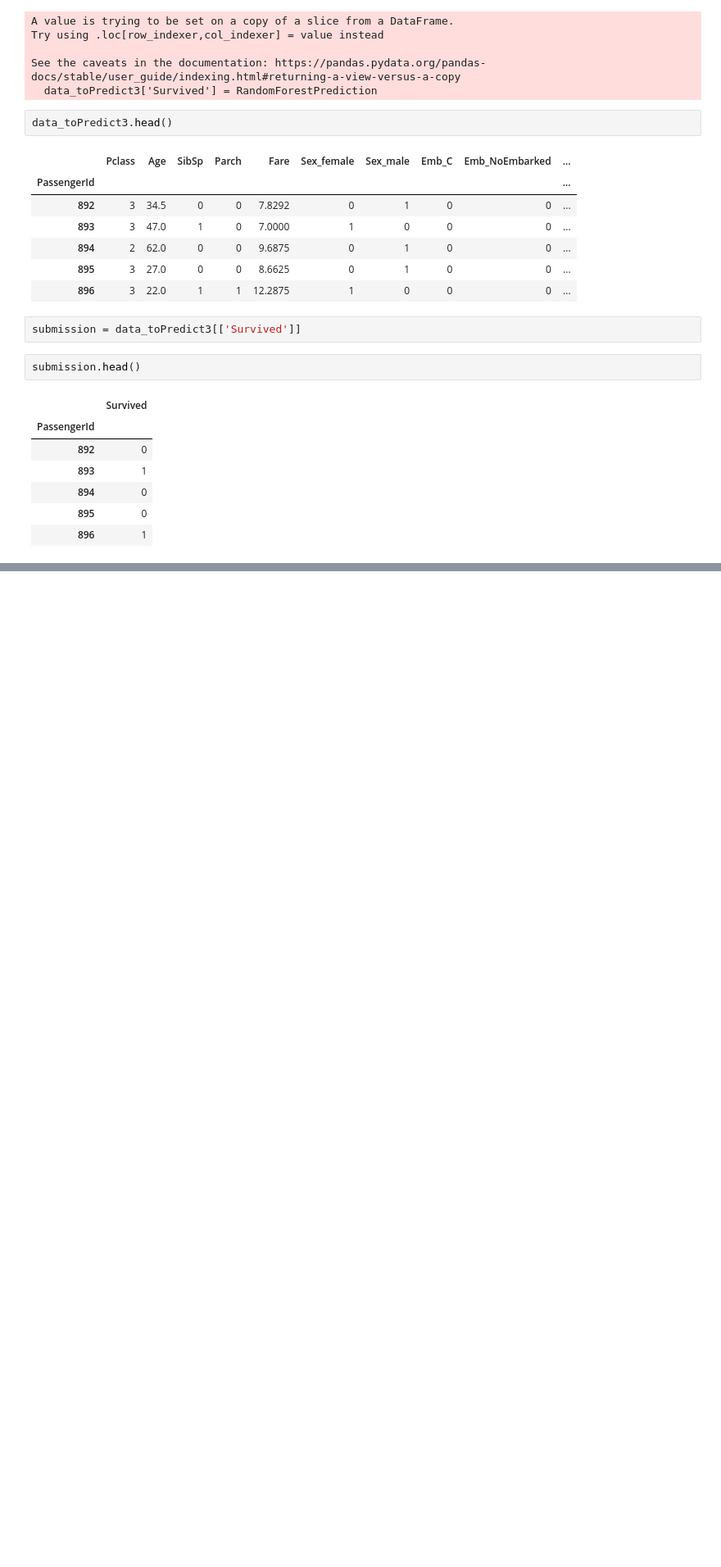
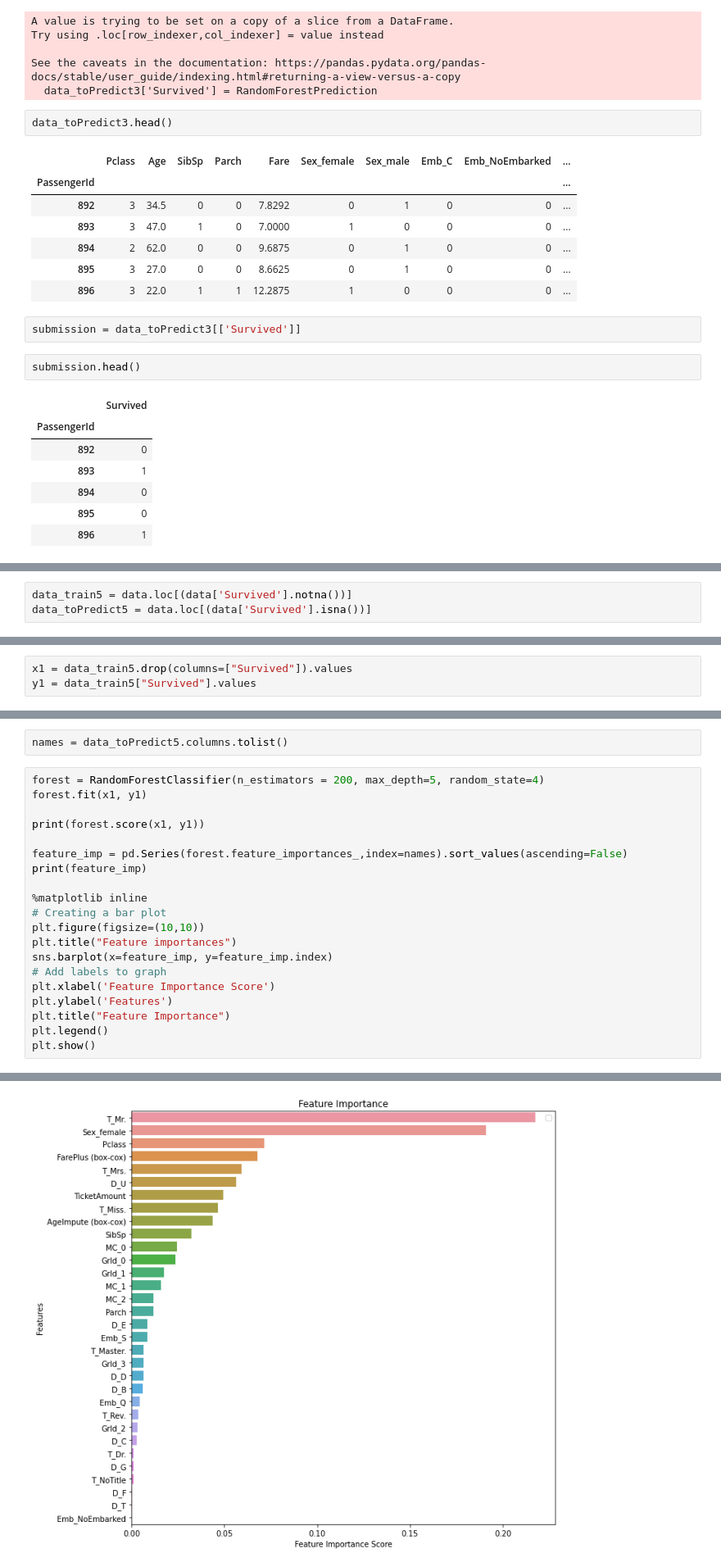
Before and after one commit to MeykeBos/TitanicKaggle, a Jupyter notebook: Titanic.ipynb, the cells around one changed output, grey strips where cells are left out. Shown at 82% size. Saved outputs shown, nothing was run; the diff lists cells and outputs as text; blank space fills up the shorter version.

```diff
--- a/Titanic.ipynb
+++ b/Titanic.ipynb
@@ -1628,0 +1838,3 @@ submission.head()
+# %%
+data_train5 = data.loc[(data['Survived'].notna())]
+data_toPredict5 = data.loc[(data['Survived'].isna())]
@@ -1628,0 +1909,3 @@ submission.head()
+# %%
+x1 = data_train5.drop(columns=["Survived"]).values
+y1 = data_train5["Survived"].values
@@ -1628,0 +1949,23 @@ submission.head()
+# %%
+names = data_toPredict5.columns.tolist()
+# %%
+forest = RandomForestClassifier(n_estimators = 200, max_depth=5, random_state=4)
+forest.fit(x1, y1)
+
+print(forest.score(x1, y1))
+
+feature_imp = pd.Series(forest.feature_importances_,index=names).sort_values(ascending=False)
+print(feature_imp)
+
+%matplotlib inline
+# Creating a bar plot
+plt.figure(figsize=(10,10))
+plt.title("Feature importances")
+sns.barplot(x=feature_imp, y=feature_imp.index)
+# Add labels to graph
+plt.xlabel('Feature Importance Score')
+plt.ylabel('Features')
+plt.title("Feature Importance")
+plt.legend()
+plt.show()
+# %% [output]
@@ -1628,0 +1990 @@ submission.head()
+[figure, added]
```
Also changed, not shown: parts of 83 cells of this notebook.
